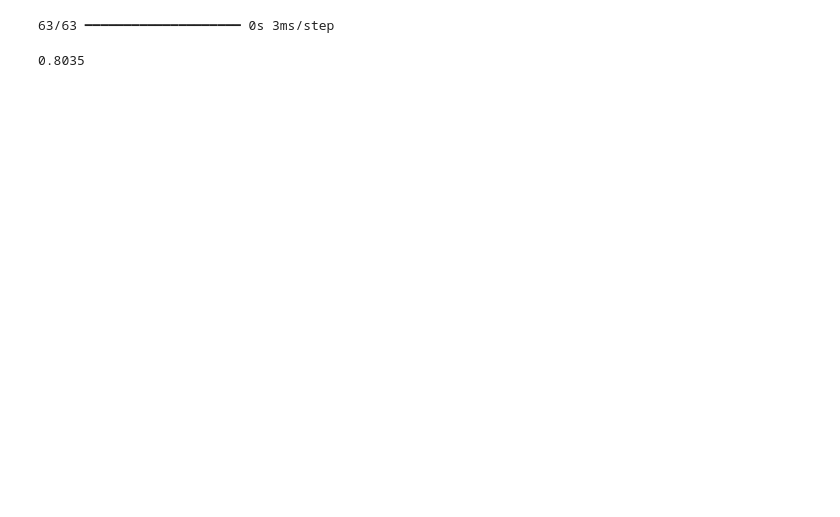
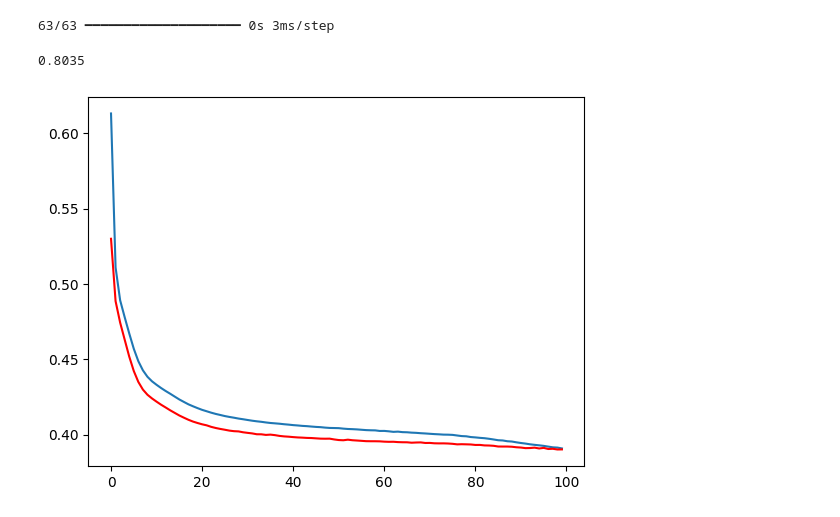
Before and after one commit to DhairyaDave08/Deep_Learning, a Jupyter notebook: ANN/Customer_churn_model.ipynb, the cells around one changed output. Drawn from its saved outputs; the diff is of its cells as text; code cells hidden in the pictures; blank space fills up the shorter version.

```diff
--- a/ANN/Customer_churn_model.ipynb
+++ b/ANN/Customer_churn_model.ipynb
@@ -115,3 +115,10 @@ from sklearn.metrics import accuracy_score
 accuracy_score(y_test,y_pred)
 # %% [output]
 0.8035
+# %%
+import matplotlib.pyplot as plt
+plt.plot(his.history['loss'])
+plt.plot(his.history['val_loss'],color='red')
+plt.show()
+# %% [output]
+[figure, added]
```
Also changed, not shown: parts of 1 cell of this notebook.
